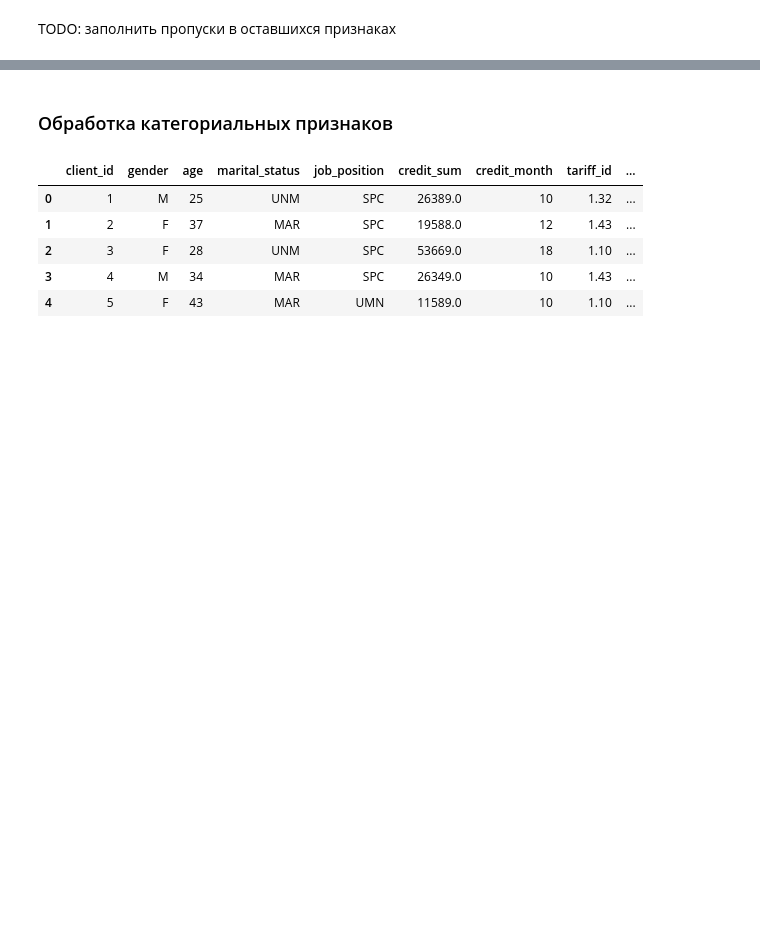
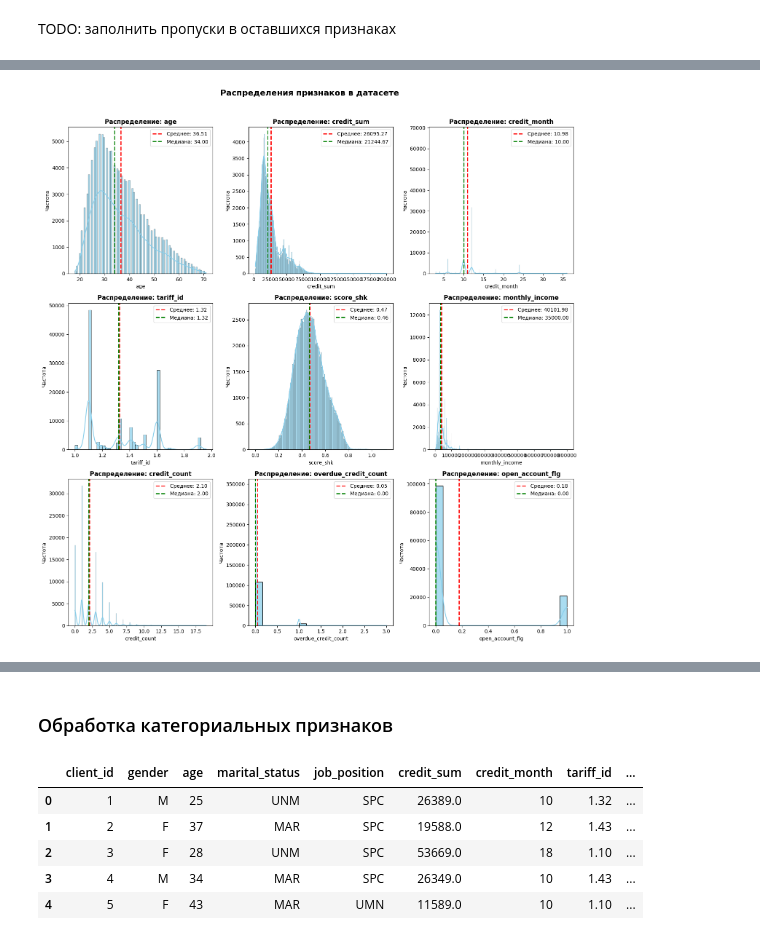
Before and after one commit to DaryaGudkova/credit, a Jupyter notebook: feature_engineering.ipynb, the cells around one changed output, grey strips where cells are left out. Cells and saved outputs as stored; diff of their text form; code cells hidden in the pictures; blank space fills up the shorter version.

```diff
--- a/feature_engineering.ipynb
+++ b/feature_engineering.ipynb
@@ -271,0 +314,27 @@ TODO: заполнить пропуски в оставшихся признак
+# %%
+import matplotlib.pyplot as plt
+
+fig, axes = plt.subplots(3, 3, figsize=(15, 15))
+axes = axes.flatten()
+
+columns_to_plot = [column for column in train_data.columns if train_data[column].dtype != 'O'][1::]
+
+for i, column in enumerate(columns_to_plot):
+    sns.histplot(data=train_data, x=column, kde=True, ax=axes[i],
+                 color='skyblue', edgecolor='black', alpha=0.7)
+    axes[i].set_title(f'Распределение: {column}', fontsize=12, fontweight='bold')
+    axes[i].set_xlabel(column)
+    axes[i].set_ylabel('Частота')
+
+    # Добавляем статистику
+    mean_val = train_data[column].mean()
+    median_val = train_data[column].median()
+    axes[i].axvline(mean_val, color='red', linestyle='--', linewidth=2, label=f'Среднее: {mean_val:.2f}')
+    axes[i].axvline(median_val, color='green', linestyle='--', linewidth=2, label=f'Медиана: {median_val:.2f}')
+    axes[i].legend()
+
+plt.suptitle('Распределения признаков в датасете', fontsize=16, fontweight='bold', y=1.02)
+plt.tight_layout()
+plt.show()
+# %% [output]
+[figure, added]
```
Also changed, not shown: parts of 42 cells of this notebook, 1 other file.
